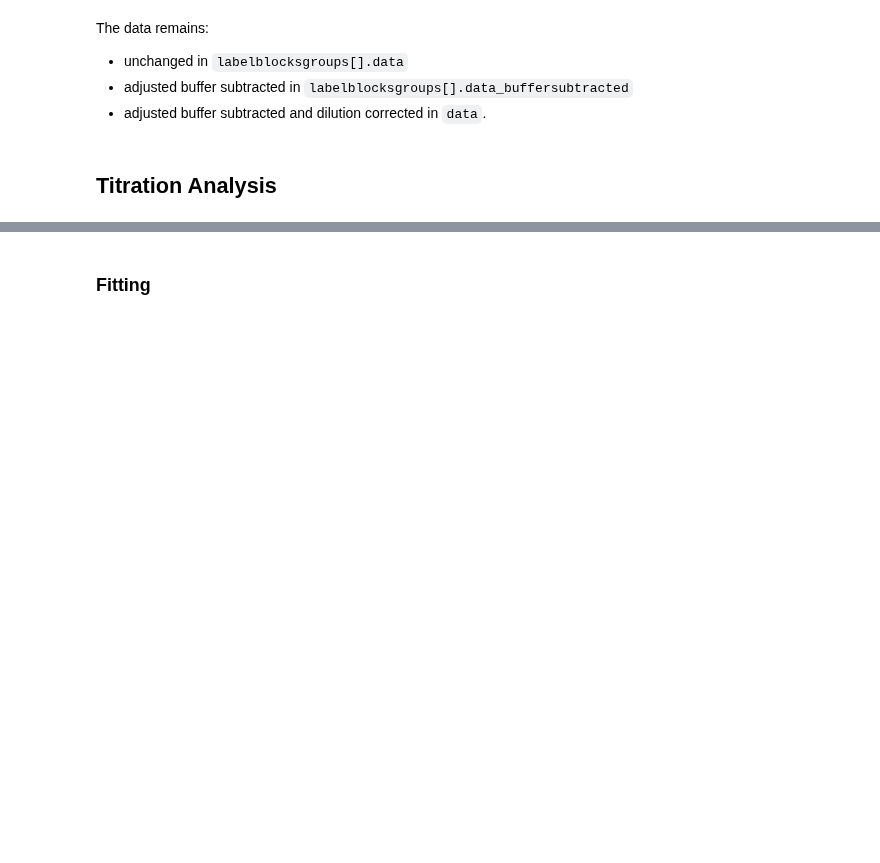
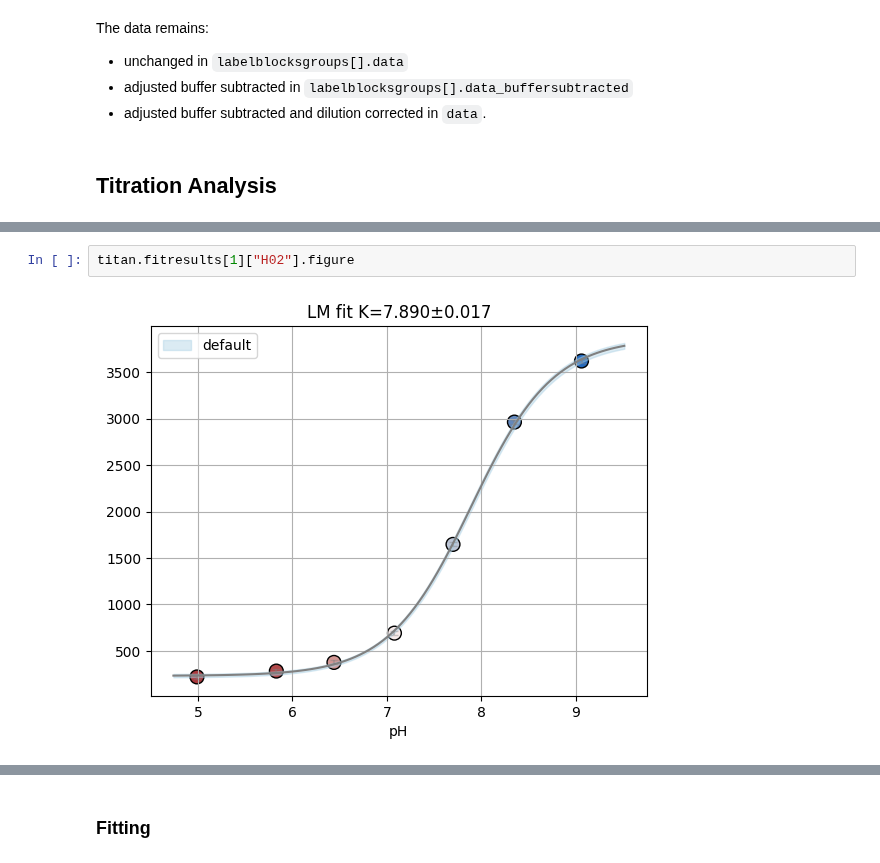
Before and after one commit to darosio/ClopHfit, a Jupyter notebook: docs/tutorials/prtecan.ipynb, the cells around one changed output, grey strips where cells are left out. Cells and saved outputs as stored; diff of their text form; blank space fills up the shorter version.

```diff
--- a/docs/tutorials/prtecan.ipynb
+++ b/docs/tutorials/prtecan.ipynb
@@ -244,0 +294,4 @@ ph_an.fitresults[1]
+# %%
+titan.fitresults[1]["H02"].figure
+# %% [output]
+[figure, added]
```
Also changed, not shown: parts of 27 cells of this notebook, 5 other files.
